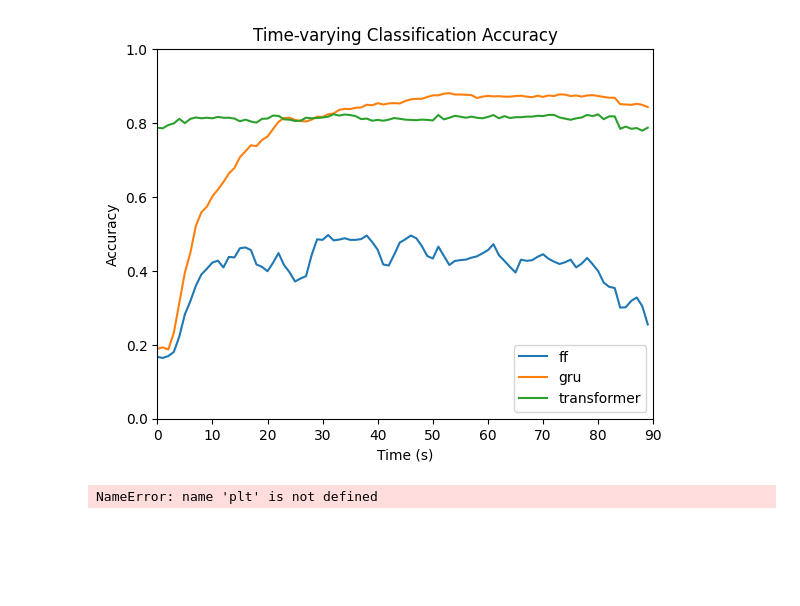
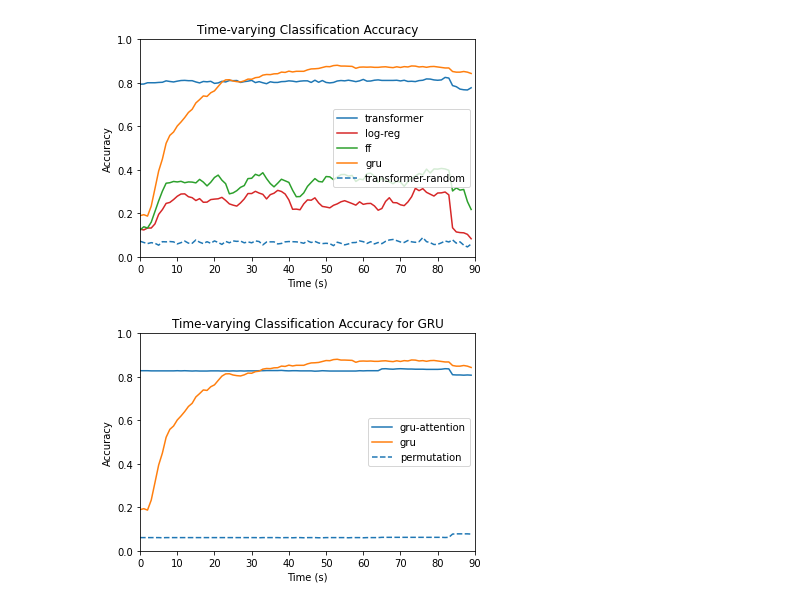
Before and after one commit to axgu/srp-lab-notebook, a Jupyter notebook: hcp_data/figures.ipynb, the cells around one changed output. Saved outputs shown, nothing was run; the diff lists cells and outputs as text; code cells hidden in the pictures; blank space fills up the shorter version.

Commit message:
figures update

```diff
--- a/hcp_data/figures.ipynb
+++ b/hcp_data/figures.ipynb
@@ -13,23 +10,26 @@ no stored variable or alias transformer_acc
 # %%
 xAx = [i for i in range(0,90)]
-plt.plot(xAx, logreg_acc, label="log-reg")
-plt.plot(xAx, ff_acc, label="ff")
-plt.plot(xAx, gru_acc, label="gru")
 plt.plot(xAx, transformer_acc, label="transformer")
+plt.plot(xAx, logreg_acc, label="log-reg", color="C3")
+plt.plot(xAx, ff_acc, label="ff", color="C2")
+plt.plot(xAx, gru_acc, label="gru", color="C1")
+plt.plot(xAx, transformer_rand_acc, label="transformer-random", linestyle='dashed', color="C0")
 plt.xlabel("Time (s)")
 plt.ylabel("Accuracy")
 plt.ylim(0,1)
 plt.xlim(0,90)
 plt.title("Time-varying Classification Accuracy")
 plt.legend()
 plt.show()
 # %% [output]
-[figure, old version]
+[figure, new version]
 # %%
 %store -r gru_attention_acc
+%store -r gru_rand_acc
 xAx = [i for i in range(0,90)]
+plt.plot(xAx, gru_attention_acc, label="gru-attention")
 plt.plot(xAx, gru_acc, label="gru")
-plt.plot(xAx, gru_attention_acc, label="gru-attention")
+plt.plot(xAx, gru_rand_acc, label="permutation", linestyle="dashed", color="C0")
 plt.xlabel("Time (s)")
 plt.ylabel("Accuracy")
 plt.ylim(0,1)
@@ -38,6 +38,6 @@ plt.title("Time-varying Classification Accuracy for GRU")
 plt.legend()
 plt.show()
 # %% [output]
-NameError: name 'plt' is not defined
+[figure, added]
 # %%
 %store -r ff_attention_acc
```
Also changed, not shown: parts of 3 cells of this notebook, 13 other files.
